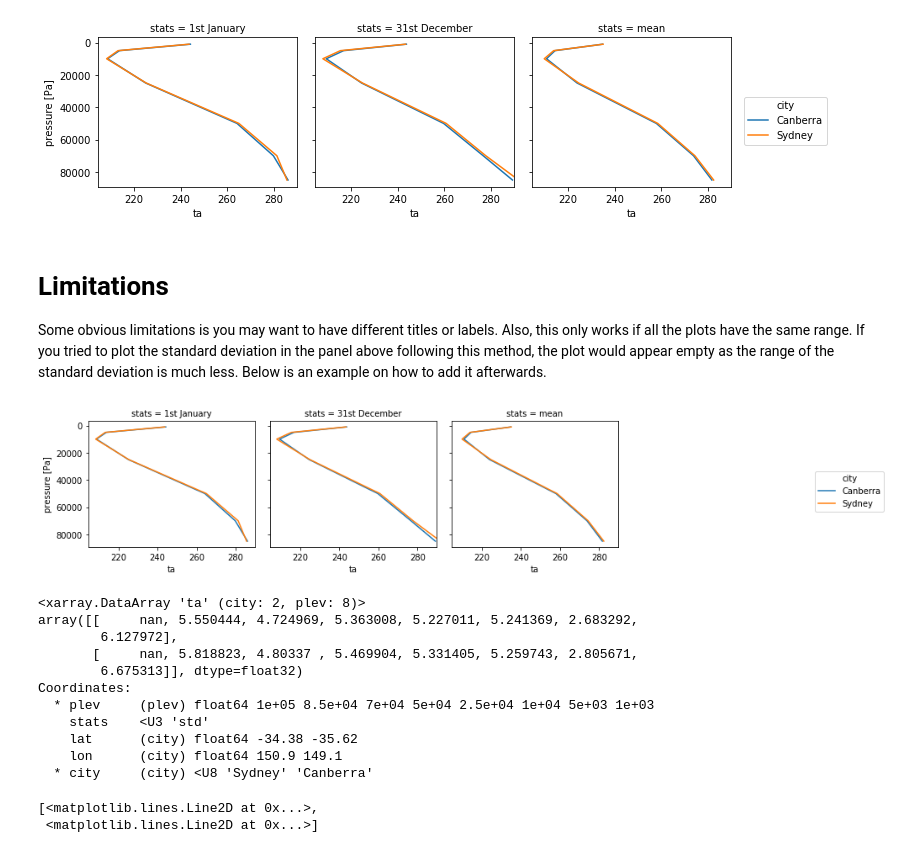
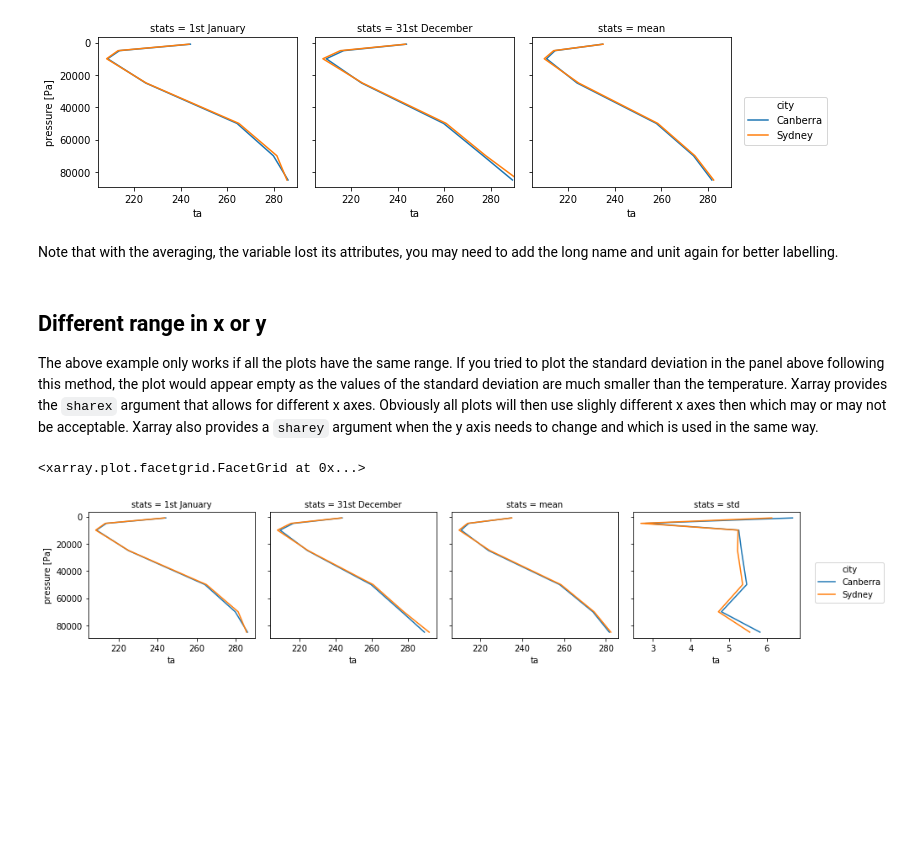
Before and after one commit to coecms/coecms.github.io, a Jupyter notebook: notebooks/2018-09-28-line-plots-with-xarray.ipynb, the cells around one changed output. Cells and saved outputs as stored; diff of their text form; code cells hidden in the pictures; blank space fills up the shorter version.

Commit message:
After review comments

```diff
--- a/notebooks/2018-09-28-line-plots-with-xarray.ipynb
+++ b/notebooks/2018-09-28-line-plots-with-xarray.ipynb
@@ -36,6 +39,6 @@ To plot a timeseries (or a simple one line plot) is quite easy with xarray, you
 # %%
-ta_Canberra = ta.sel(lat=-35.28, lon=149.13, method='nearest')
-ta_Canberra.sel(plev=85000).plot()
+ta_CBR = ta.sel(lat=-35.28, lon=149.13, method='nearest')
+ta_CBR.sel(plev=85000).plot()
 # %% [output]
 [<matplotlib.lines.Line2D at 0x...>]
 [figure]
@@ -88,8 +93,8 @@ First we need to calculate all the quantities we need and store them in a single
 # %%
-ta_CBR_1950 = ta_Canberra.sel(time='1950')
+ta_CBR_1950 = ta_CBR.sel(time='1950')
 ta_CBR_1950.coords['city'] = 'Canberra'
 # We want the 1st January and 31st December. But we don't want to keep the time dimension and coordinate as the mean
-# and std. deviation do not have those. We need to keep track of the date in a new coordinate we'll call 'stats'
+# does not have those. We need to keep track of the date in a new coordinate we'll call 'stats'
 ta_CBR_195001 = ta_CBR_1950.sel(time='1950-01-01').squeeze('time').drop('time')
 ta_CBR_195001.coords['stats'] = '1st January'
 ta_CBR_195012 = ta_CBR_1950.sel(time='1950-12-31').squeeze('time').drop('time')
@@ -116,13 +121,13 @@ Coordinates:
     city     <U8 'Canberra'
   * stats    (stats) <U13 '1st January' '31st December' 'mean'
 # %%
-ta_Sydney = ta.sel(lat=-33.87, lon=151.21, method='nearest').sel(time='1950')
-ta_Sydney.coords['city']='Sydney'
-ta_SYD_195001 = ta_Sydney.sel(time='1950-01-01').squeeze('time').drop('time')
+ta_SYD = ta.sel(lat=-33.87, lon=151.21, method='nearest').sel(time='1950')
+ta_SYD.coords['city']='Sydney'
+ta_SYD_195001 = ta_SYD.sel(time='1950-01-01').squeeze('time').drop('time')
 ta_SYD_195001.coords['stats'] = '1st January'
-ta_SYD_195012 = ta_Sydney.sel(time='1950-12-31').squeeze('time').drop('time')
+ta_SYD_195012 = ta_SYD.sel(time='1950-12-31').squeeze('time').drop('time')
 ta_SYD_195012.coords['stats'] = '31st December'
-ta_SYD_1950_mean = ta_Sydney.mean(dim='time')
+ta_SYD_1950_mean = ta_SYD.mean(dim='time')
 ta_SYD_1950_mean.coords['stats'] = 'mean'
 ta_SYD_1950_stats = xarray.concat([ta_SYD_195001, ta_SYD_195012, ta_SYD_1950_mean],'stats')
 ta_SYD_1950_stats
@@ -173,34 +178,22 @@ ta_1950_stats.plot(hue='city',col='stats',y='plev',yincrease=False)
 # %% [output]
 <xarray.plot.facetgrid.FacetGrid at 0x...>
 [figure]
+# %% [markdown]
+Note that with the averaging, the variable lost its attributes, you may need to add the long name and unit again for better labelling.
 # %% [markdown]
-# Limitations
-Some obvious limitations is you may want to have different titles or labels. Also, this only works if all the plots have the same range. If you tried to plot the standard deviation in the panel above following this method, the plot would appear empty as the range of the standard deviation is much less. Below is an example on how to add it afterwards.
+## Different range in x or y
+The above example only works if all the plots have the same range. If you tried to plot the standard deviation in the panel above following this method, the plot would appear empty as the values of the standard deviation are much smaller than the temperature. Xarray provides the `sharex` argument that allows for different x axes. Obviously all plots will then use slighly different x axes then which may or may not be acceptable. Xarray also provides a `sharey` argument when the y axis needs to change and which is used in the same way.
+# %%
+# Get the standard deviations for Sydney and Canberra and add to the stats.
+ta_SYD_1950_std = ta_SYD.std(dim='time')
+ta_SYD_1950_std.coords['stats'] = 'std'
+ta_CBR_1950_std = ta_CBR_1950.std(dim='time')
+ta_CBR_1950_std.coords['stats'] = 'std'
+ta_1950_std = xarray.concat([ta_SYD_1950_std, ta_CBR_1950_std],'city')
+ta_1950_add_stats= xarray.concat([ta_1950_stats, ta_1950_std], 'stats')
 # %%
-fg = ta_1950_stats.plot(hue='city',col='stats',col_wrap=4,y='plev',yincrease=False)
+# Plot in panel but with a different x axis range for all plots.
+ta_1950_add_stats.plot(hue='city',col='stats',col_wrap=4,y='plev',yincrease=False,sharex=False)
 # %% [output]
+<xarray.plot.facetgrid.FacetGrid at 0x...>
-[figure, old version]
+[figure, new version]
-# %%
-ta_SYD_1950_std = ta_Sydney.std(dim='time')
-ta_SYD_1950_std.coords['stats'] = 'std'
-ta_CBR_1950_std = ta_CBR_1950.std(dim='time')
-ta_CBR_1950_std.coords['stats'] = 'std'
-ta_1950_std = xarray.concat([ta_SYD_1950_std, ta_CBR_1950_std],'city')
-ta_1950_std
-# %% [output]
-<xarray.DataArray 'ta' (city: 2, plev: 8)>
-array([[     nan, 5.550444, 4.724969, 5.363008, 5.227011, 5.241369, 2.683292,
-        6.127972],
-       [     nan, 5.818823, 4.80337 , 5.469904, 5.331405, 5.259743, 2.805671,
-        6.675313]], dtype=float32)
-Coordinates:
-  * plev     (plev) float64 1e+05 8.5e+04 7e+04 5e+04 2.5e+04 1e+04 5e+03 1e+03
-    stats    <U3 'std'
-    lat      (city) float64 -34.38 -35.62
-    lon      (city) float64 150.9 149.1
-  * city     (city) <U8 'Sydney' 'Canberra'
-# %%
-ta_1950_std.plot(ax=fg.axes[0,3],hue='city',y='plev',yincrease=False)
-# %% [output]
-[<matplotlib.lines.Line2D at 0x...>,
- <matplotlib.lines.Line2D at 0x...>]
```
Also changed, not shown: parts of 16 cells of this notebook.
